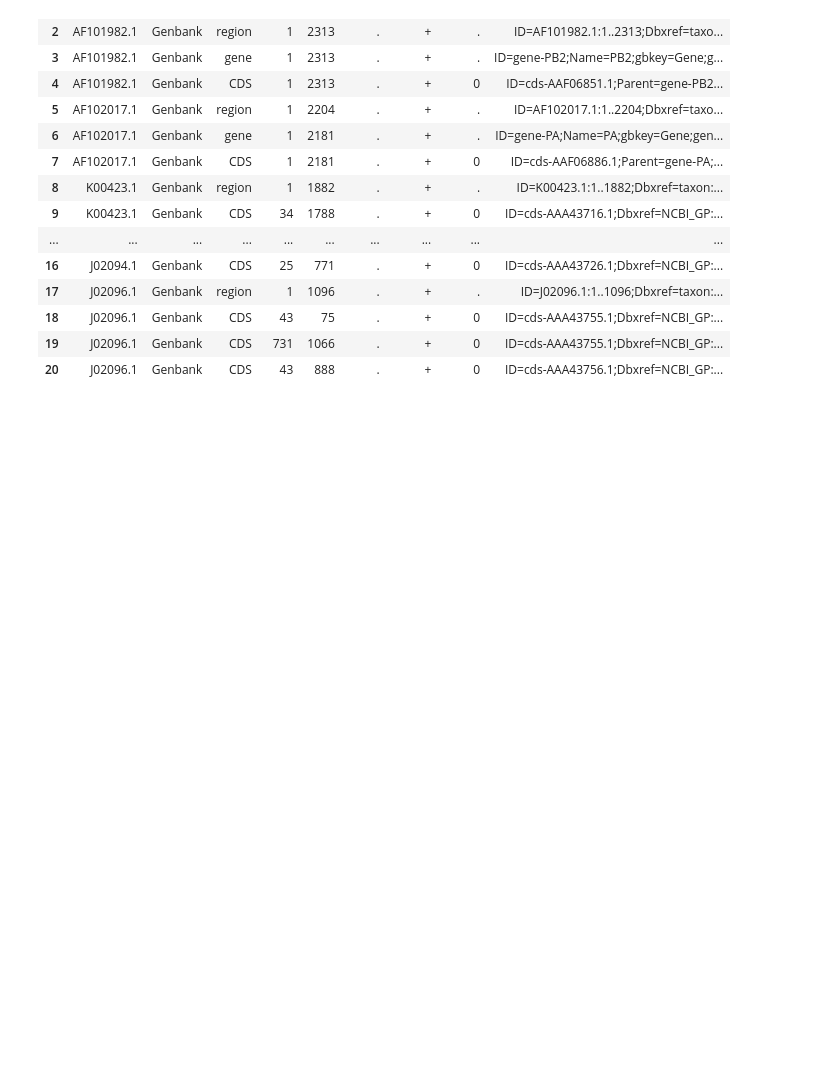
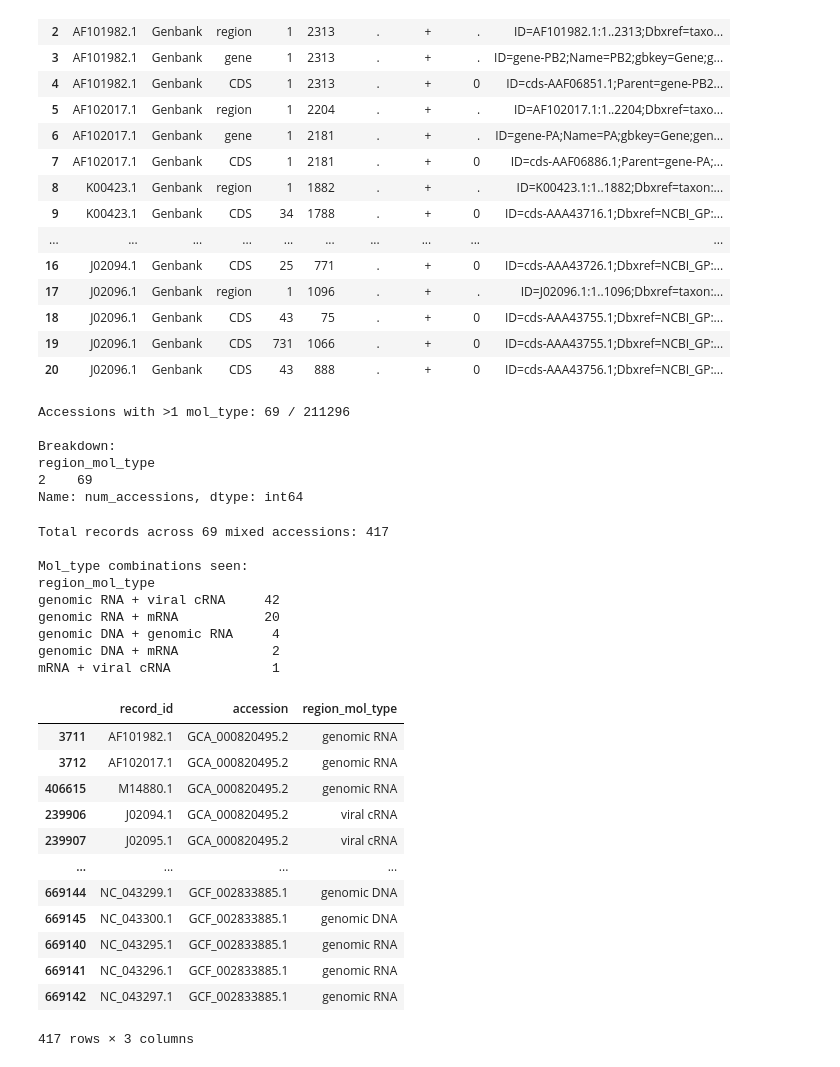
Before and after one commit to khoa-yelo/PRForm, a Jupyter notebook: scripts/TABLE_parse_gff_moltype.ipynb, the cells around one changed output. Drawn from its saved outputs; the diff is of its cells as text; code cells hidden in the pictures; blank space fills up the shorter version.

```diff
--- a/scripts/TABLE_parse_gff_moltype.ipynb
+++ b/scripts/TABLE_parse_gff_moltype.ipynb
@@ -275,2 +276,56 @@ mol_type = pd.read_csv("../tables/mol_type_parsed.csv")
 mol_type.region_strand = 1
 mol_type.to_csv("../tables/mol_type_parsed.csv")
+# %%
+# Group by accession and count distinct mol_types
+mol_type_counts = mol_type.groupby('accession')['region_mol_type'].nunique()
+mixed_accessions = mol_type_counts[mol_type_counts > 1]
+print(f"Accessions with >1 mol_type: {len(mixed_accessions)} / {mol_type['accession'].nunique()}")
+print(f"\nBreakdown:")
+print(mixed_accessions.value_counts().sort_index().rename("num_accessions"))
+# %% [output]
+Accessions with >1 mol_type: 69 / 211296
+
+Breakdown:
+region_mol_type
+2    69
+Name: num_accessions, dtype: int64
+# %%
+# Display the records for accessions with mixed mol_types
+if len(mixed_accessions) > 0:
+    mixed_df = mol_type[mol_type['accession'].isin(mixed_accessions.index)][
+        ['record_id', 'accession', 'region_mol_type']
+    ].drop_duplicates().sort_values(['accession', 'region_mol_type'])
+
+    print(f"Total records across {len(mixed_accessions)} mixed accessions: {len(mixed_df)}")
+    print(f"\nMol_type combinations seen:")
+    combos = mixed_df.groupby('accession')['region_mol_type'].apply(
+        lambda x: ' + '.join(sorted(x.unique()))
+    ).value_counts()
+    print(combos.to_string())
+
+    display(mixed_df)
+else:
+    print("All accessions have a single mol_type across all records.")
+# %% [output]
+Total records across 69 mixed accessions: 417
+
+Mol_type combinations seen:
+region_mol_type
+genomic RNA + viral cRNA     42
+genomic RNA + mRNA           20
+genomic DNA + genomic RNA     4
+genomic DNA + mRNA            2
+mRNA + viral cRNA             1
+|  | record_id | accession | region_mol_type |
+| 3711 | AF101982.1 | GCA_000820495.2 | genomic RNA |
+| 3712 | AF102017.1 | GCA_000820495.2 | genomic RNA |
+| 406615 | M14880.1 | GCA_000820495.2 | genomic RNA |
+| 239906 | J02094.1 | GCA_000820495.2 | viral cRNA |
+| 239907 | J02095.1 | GCA_000820495.2 | viral cRNA |
+| ... | ... | ... | ... |
+| 669144 | NC_043299.1 | GCF_002833885.1 | genomic DNA |
+| 669145 | NC_043300.1 | GCF_002833885.1 | genomic DNA |
+| 669140 | NC_043295.1 | GCF_002833885.1 | genomic RNA |
+| 669141 | NC_043296.1 | GCF_002833885.1 | genomic RNA |
+| 669142 | NC_043297.1 | GCF_002833885.1 | genomic RNA |
+417 rows × 3 columns
```
Also changed, not shown: parts of 2 cells of this notebook.
